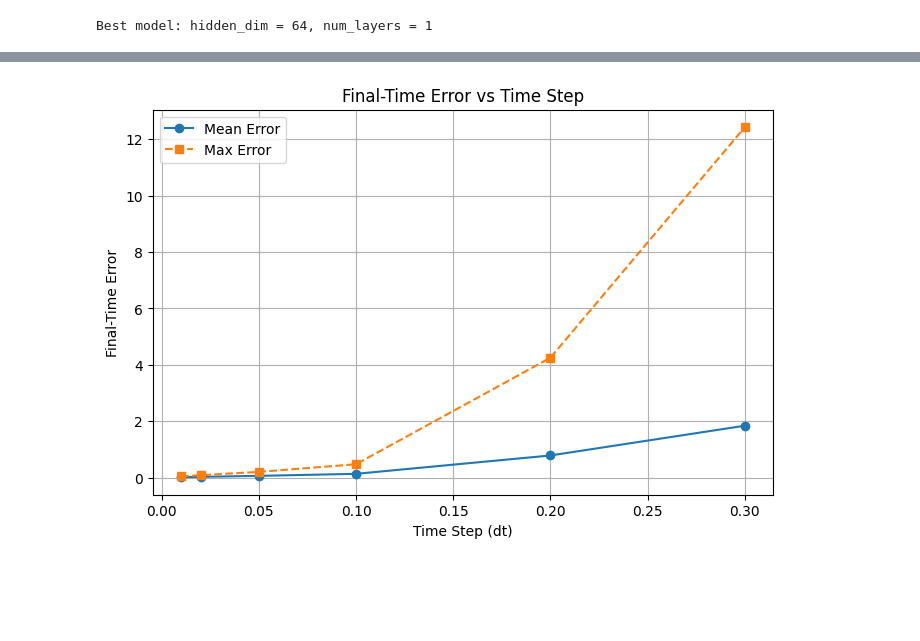
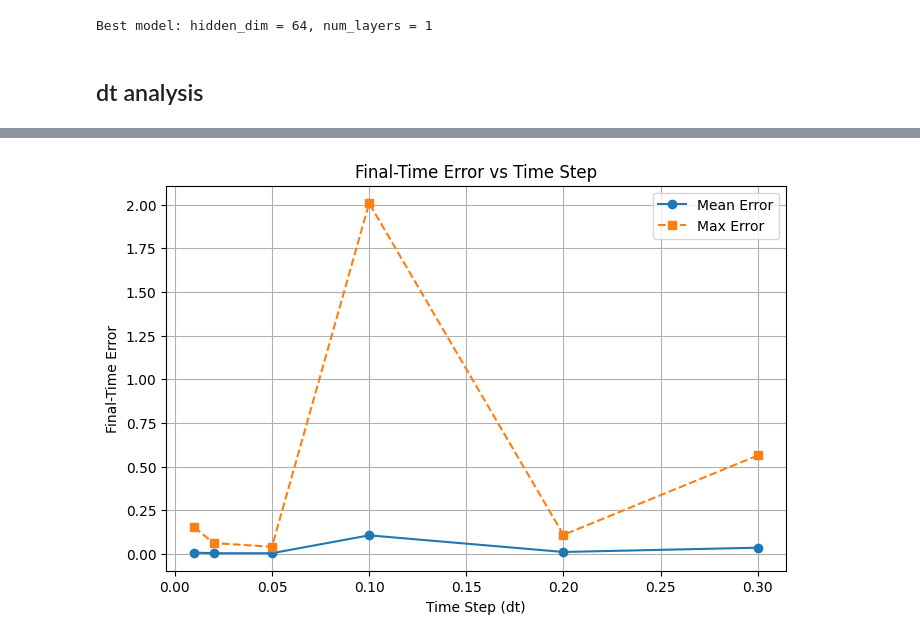
Before and after one commit to GeorgeWilliam1999/TrackExtrapolation, a Jupyter notebook: PINN_VDP_TESTING/Stagewise_NN/RK_PINN.ipynb, the cells around one changed output, grey strips where cells are left out. Cells and saved outputs as stored; diff of their text form; code cells hidden in the pictures; blank space fills up the shorter version.

```diff
--- a/PINN_VDP_TESTING/Stagewise_NN/RK_PINN.ipynb
+++ b/PINN_VDP_TESTING/Stagewise_NN/RK_PINN.ipynb
@@ -31,6 +43,8 @@ def rk_apply(butcher, x, dt, f, max_iter=10, tol=1e-8):
     for i in range(s):
         k_i = k[i].clone()
 
+
+        #The is a banach iterator and I should try a newton method instead
         def G(ki_guess):
             weighted_sum = sum(A[i, j] * (ki_guess if j == i else k[j]) for j in range(s))
             return f(x + dt * weighted_sum)
@@ -49,11 +63,16 @@ def rk_apply(butcher, x, dt, f, max_iter=10, tol=1e-8):
 # ----------------------------
 # Training Data Generation
 # ----------------------------
-def generate_training_data(func, y0, t0, t_end, N, butcher, mu=1.0, M = 10, device="cpu"):
+def generate_training_data(func, y0, t0, t_end, dt=dt, butcher=None, mu=1.0, M = M, device="cpu"):
     """
     Integrate using rk_apply and collect (x_n, k_n) pairs for NN training.
     """
-    dt = (t_end - t0) / N
+
+    if butcher is None:
+        raise ValueError("Butcher tableau must be provided.")
+
+    N = int((t_end - t0) / dt) + 1
+
     x = y0.to(device)
     d = x.shape[0]
     s = len(butcher['b'])
@@ -70,3 +89,13 @@ def generate_training_data(func, y0, t0, t_end, N, butcher, mu=1.0, M = 10, devi
         x = x_next
 
     return X, K
+
+def generate_training_data_all_ics(func, y0s, t0, t_end, dt, butcher, mu=1.0, M = M, device="cpu"):
+    data = []
+    for y0 in y0s:
+        X, K = generate_training_data(func, y0, t0, t_end, dt, butcher, mu=mu, M=M, device=device)
+        data.append((X, K))
+
+    X_all = torch.cat([pair[0] for pair in data], dim=0)
+    K_all = torch.cat([pair[1] for pair in data], dim=0)
+    return X_all, K_all
@@ -193,0 +261,4 @@ Converged after 8872 epochs with loss 0.000004
+# %%
+X_loaded, K_loaded = torch.load("VDP_Training.pt")
+
+X, K = X_loaded.to(device), K_loaded.to(device)
@@ -407,15 +425,15 @@ hidden_dims = [16, 32, 64]
 num_layers_list = [1, 2, 3]
 repeats = 1  # optional repeat per config
 
-t_end = 10.0
+
 dt = 0.1
-steps = int(t_end / dt)
+steps = N
 device = "cuda" if torch.cuda.is_available() else "cpu"
 
 results = []
 
 # Convergence criterion parameters:
-max_epochs = 10000         # Maximum training epochs allowed
+max_epochs = 100000         # Maximum training epochs allowed
 tol = 1e-6                 # Minimum loss improvement required
 patience = 20              # Number of epochs without improvement to wait
 
@@ -434,7 +452,7 @@ for hidden_dim, num_layers in product(hidden_dims, num_layers_list):
 
 
     # Initialize model and optimizer
-    model = NeuralRK(hidden_dim=hidden_dim, num_layers=num_layers, dt=dt, butcher=rk4).to(device)
+    model = NeuralRK(hidden_dim=hidden_dim, num_layers=num_layers, butcher=rk4).to(device)
     optimizer = torch.optim.Adam(model.parameters(), lr=1e-3)
 
 
@@ -585,10 +603,12 @@ best_layers = int(best_row['num_layers'])
 print(f"Best model: hidden_dim = {best_hidden}, num_layers = {best_layers}")
 # %% [output]
 Best model: hidden_dim = 64, num_layers = 1
+# %% [markdown]
+## dt analysis
 # %%
 # === Define the best model from above ===
 def build_best_model():
-    return NeuralRK(hidden_dim=best_hidden, num_layers=best_layers, dt=0.1, butcher=rk4).to(device)
+    return NeuralRK(hidden_dim=best_hidden, num_layers=best_layers, butcher=rk4).to(device)
 
 # === dt sweep setup ===
 dt_values = [0.01, 0.02, 0.05, 0.1, 0.2, 0.3]
@@ -598,16 +618,16 @@ errors_vs_dt = []
 x0_eval = sample_initial_conditions(20).to(device)
 
 # === Train once per dt and evaluate ===
-X, K = generate_training_data(vdp, x0_train, t0=0.0, t_end=20.0, N=int(20.0/dt), butcher=rk4, device=device)
 for dt in dt_values:
     print(f"Training model for dt = {dt:.3f}")
 
     # Build and train model
-    model = NeuralRK(hidden_dim=best_hidden, num_layers=best_layers, dt=dt, butcher=rk4).to(device)
+    model = NeuralRK(hidden_dim=best_hidden, num_layers=best_layers, butcher=rk4).to(device)
     optimizer = torch.optim.Adam(model.parameters(), lr=1e-3)
 
     x0_train = torch.tensor([2.0, 0.0], dtype=torch.float32).to(device)
 
+    X, K = generate_training_data_all_ics(vdp, x0s, t0=t0, t_end=t_end, dt=dt, butcher=rk4, device=device)
 
     # Training loop with convergence
     min_epochs = 100
@@ -617,7 +637,7 @@ for dt in dt_values:
     best_loss = float('inf')
     wait = 0
     epoch = 0
-    max_epochs = 500000  # safety cap
+    max_epochs = 100000  # safety cap
 
     while True:
         idx = torch.randperm(X.size(0))
@@ -699,3 +719,3 @@ Converged after 16904 epochs with loss 0.000004
 
 Saved results to dt_vs_error.csv
-[figure, old version]
+[figure, new version]
```
Also changed, not shown: parts of 22 cells of this notebook, 9 other files.
